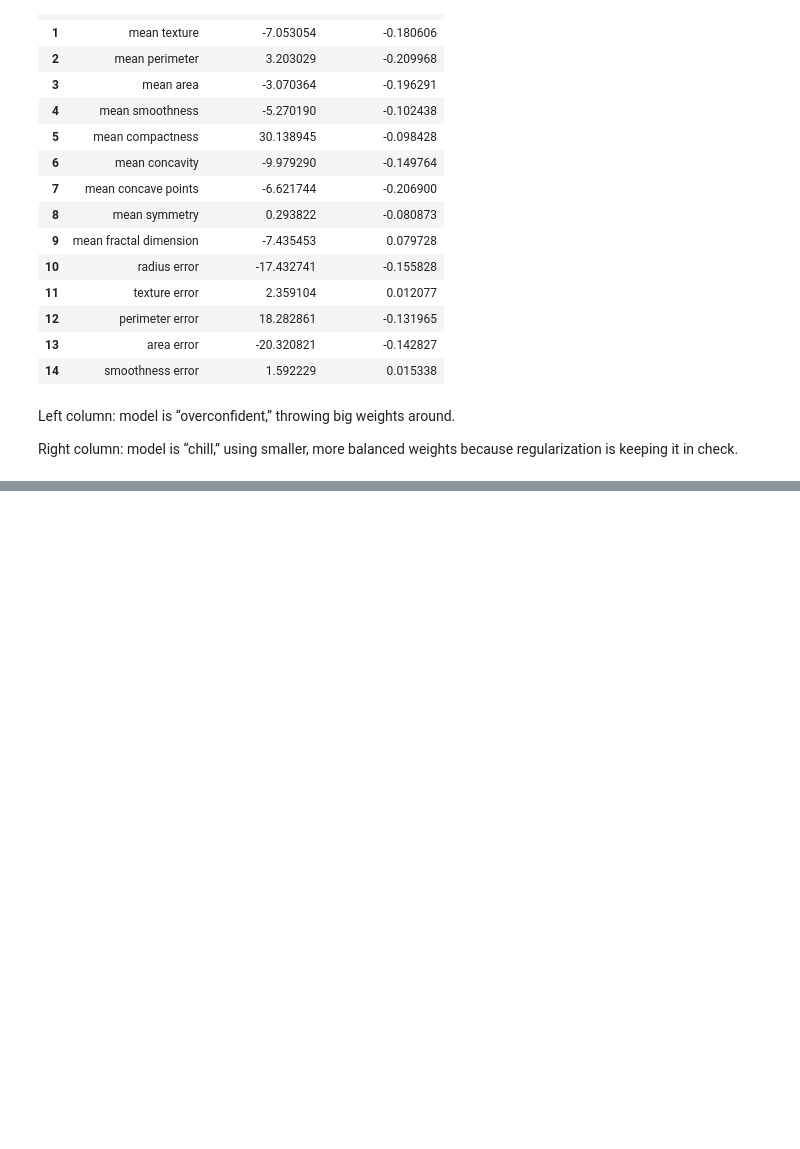
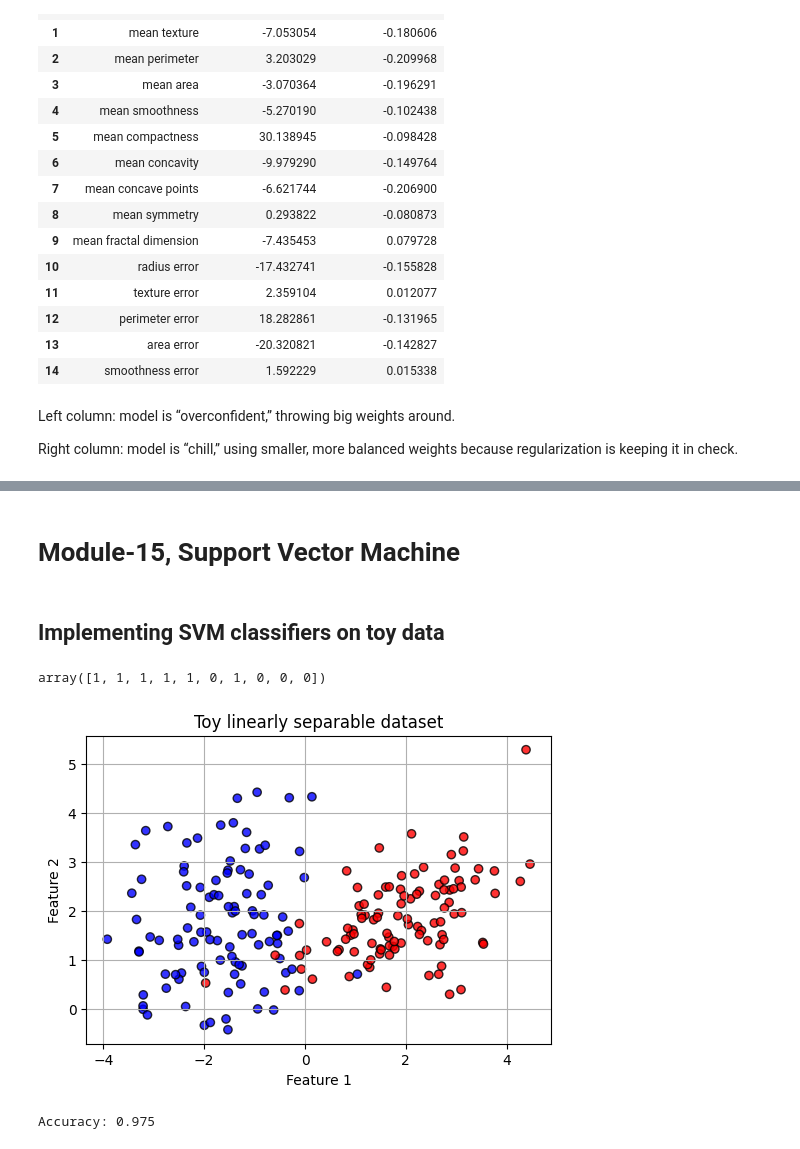
Before and after one commit to iamnaymur/ml_meta_learning, a Jupyter notebook: Week_04_Advanced_supervised_learning.ipynb, the cells around one changed output, grey strips where cells are left out. Drawn from its saved outputs; the diff is of its cells as text; code cells hidden in the pictures; blank space fills up the shorter version.

Commit message:
Done till module 15

```diff
--- a/Week_04_Advanced_supervised_learning.ipynb
+++ b/Week_04_Advanced_supervised_learning.ipynb
@@ -736,0 +737,41 @@ plt.show()
+# %% [markdown]
+# Module-15, Support Vector Machine
+# %% [markdown]
+## Implementing SVM classifiers on toy data
+# %%
+import numpy as np
+import pandas as pd
+import matplotlib.pyplot as plt
+
+from sklearn.datasets import make_classification, make_moons, make_circles, load_breast_cancer, load_diabetes
+from sklearn.model_selection import train_test_split, GridSearchCV
+from sklearn.preprocessing import StandardScaler
+from sklearn.svm import SVC, SVR
+from sklearn.metrics import accuracy_score, classification_report, confusion_matrix, mean_squared_error, r2_score
+
+np.random.seed(42)
+plt.rcParams['figure.figsize'] = (6, 4)
+# %%
+# Generate a simple linearly separable dataset
+X_lin, y_lin = make_classification(
+    n_samples=200,
+    n_features=2,
+    n_redundant=0,
+    n_informative=2,
+    n_clusters_per_class=1,
+    class_sep=1.8,
+    random_state=42,
+)
+
+y_lin[:10]  # quick look at labels
+# %% [output]
+array([1, 1, 1, 1, 1, 0, 1, 0, 0, 0])
+# %%
+# Visualise the toy dataset
+plt.scatter(X_lin[:, 0], X_lin[:, 1], c=y_lin, cmap='bwr', edgecolors='k', alpha=0.8)
+plt.xlabel('Feature 1')
+plt.ylabel('Feature 2')
+plt.title('Toy linearly separable dataset')
+plt.show()
+# %% [output]
+[figure, added]
@@ -736,0 +787,10 @@ plt.show()
+# %%
+# train a linear svm classifier
+svm_linear = SVC(kernel = 'linear', C = 1.0, random_state=42)
+svm_linear.fit(X_train_scaled, y_train)
+
+y_pred = svm_linear.predict(X_test_scaled)
+
+print("Accuracy:", accuracy_score(y_test, y_pred))
+# %% [output]
+Accuracy: 0.975
```
Also changed, not shown: parts of 20 cells of this notebook.
